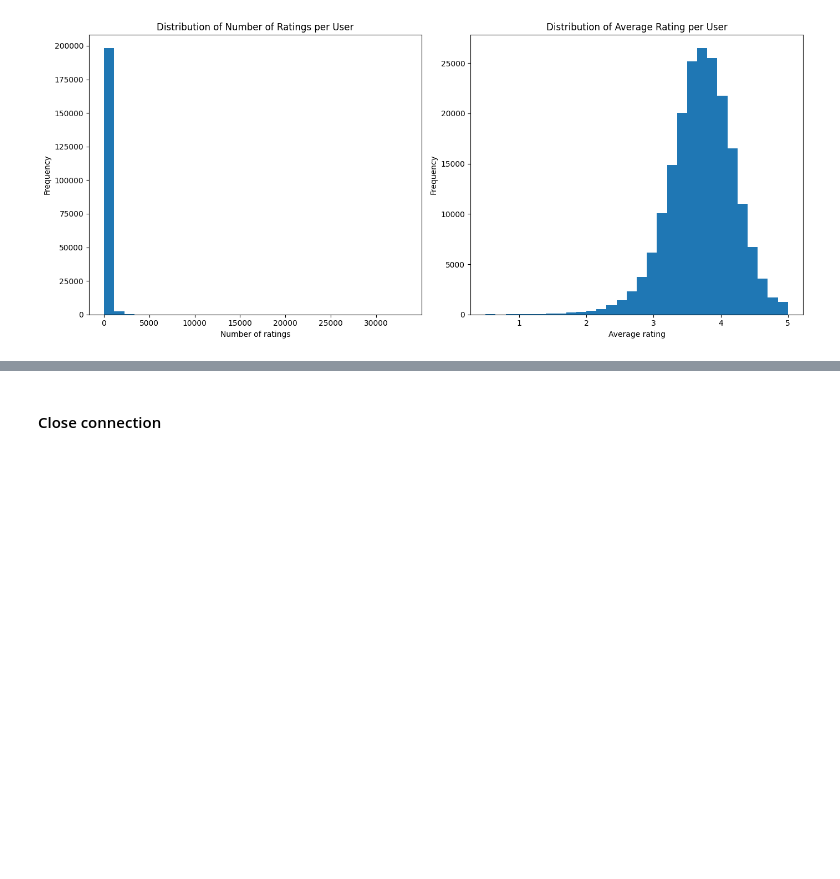
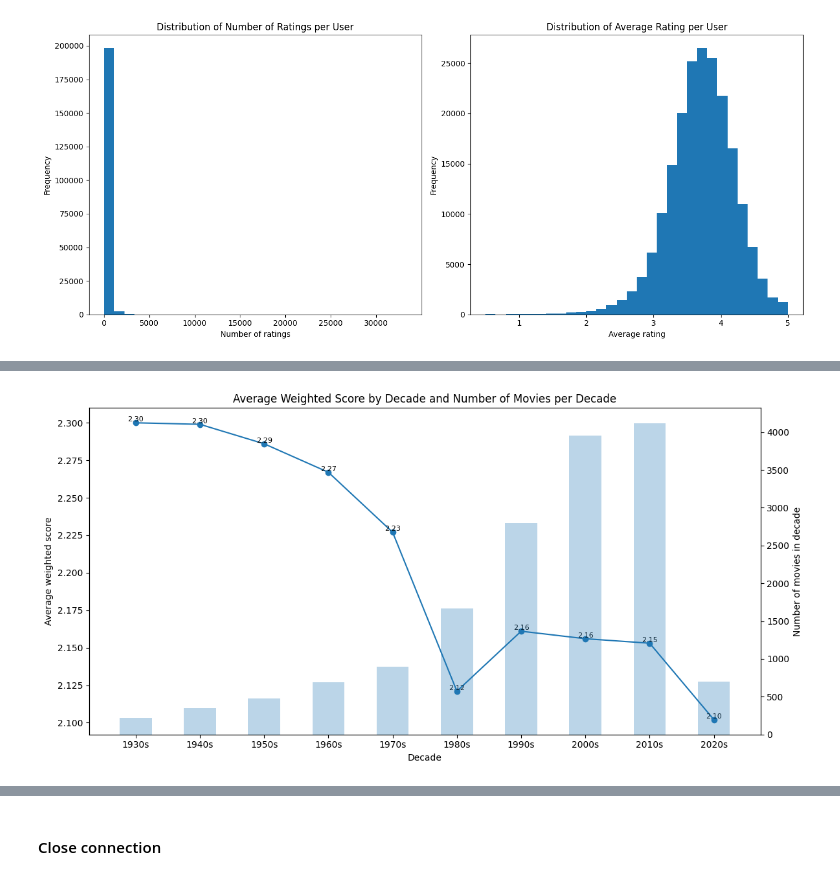
Before and after one commit to sergiopatinha/BigDataFoundations, a Jupyter notebook: notebooks/1.6 - 32M - Exploring Data.ipynb, the cells around one changed output, grey strips where cells are left out. Saved outputs shown, nothing was run; the diff lists cells and outputs as text; code cells hidden in the pictures; blank space fills up the shorter version.

```diff
--- a/notebooks/1.6 - 32M - Exploring Data.ipynb
+++ b/notebooks/1.6 - 32M - Exploring Data.ipynb
@@ -506,0 +770,34 @@ plt.show()
+# %%
+decades = df_decade["decade"].astype(int)
+scores = df_decade["avg_score_decade"]
+counts = df_decade["movies_in_decade"]
+
+# Nice labels for the X-axis: "1980s", "1990s", ...
+decade_labels = decades.astype(str) + "s"
+
+fig, ax1 = plt.subplots(figsize=(12, 6))
+
+# 1) Line plot: average weighted score per decade (left axis)
+ax1.plot(decades, scores, marker="o")
+ax1.set_xlabel("Decade")
+ax1.set_ylabel("Average weighted score")
+ax1.tick_params(axis="y")
+
+# Add values above each point
+for x, y in zip(decades, scores):
+    ax1.text(x, y, f"{y:.2f}", fontsize=8, ha="center", va="bottom")
+
+# 2) Bar plot: number of movies per decade (right axis)
+ax2 = ax1.twinx()
+ax2.bar(decades, counts, width=5, alpha=0.3)
+ax2.set_ylabel("Number of movies in decade")
+ax2.tick_params(axis="y")
+
+# Apply "1980s" style labels on the X-axis
+plt.xticks(decades, decade_labels, rotation=45)
+
+plt.title("Average Weighted Score by Decade and Number of Movies per Decade")
+plt.tight_layout()
+plt.show()
+# %% [output]
+[figure, added]
```
Also changed, not shown: parts of 6 cells of this notebook, 1 other file.
